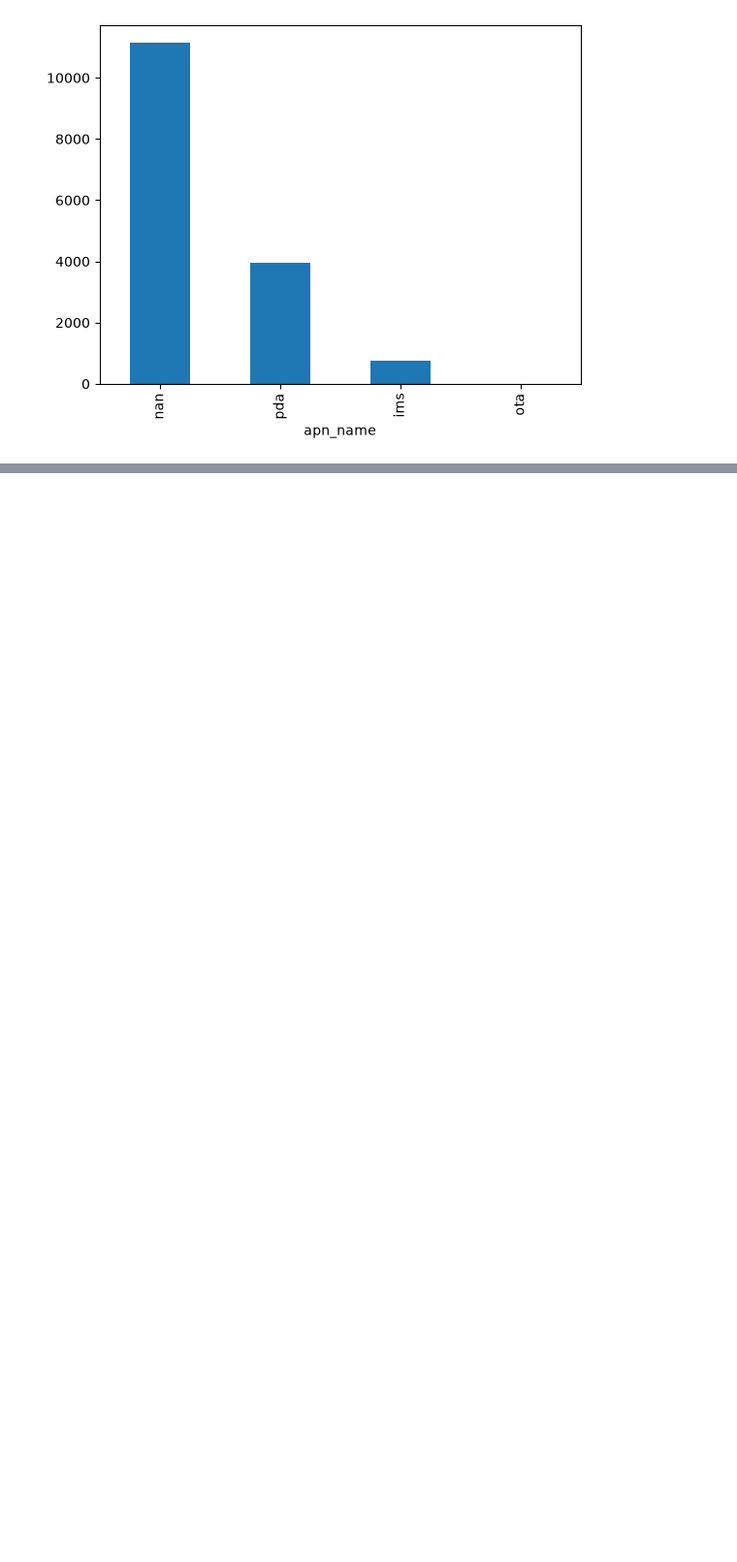
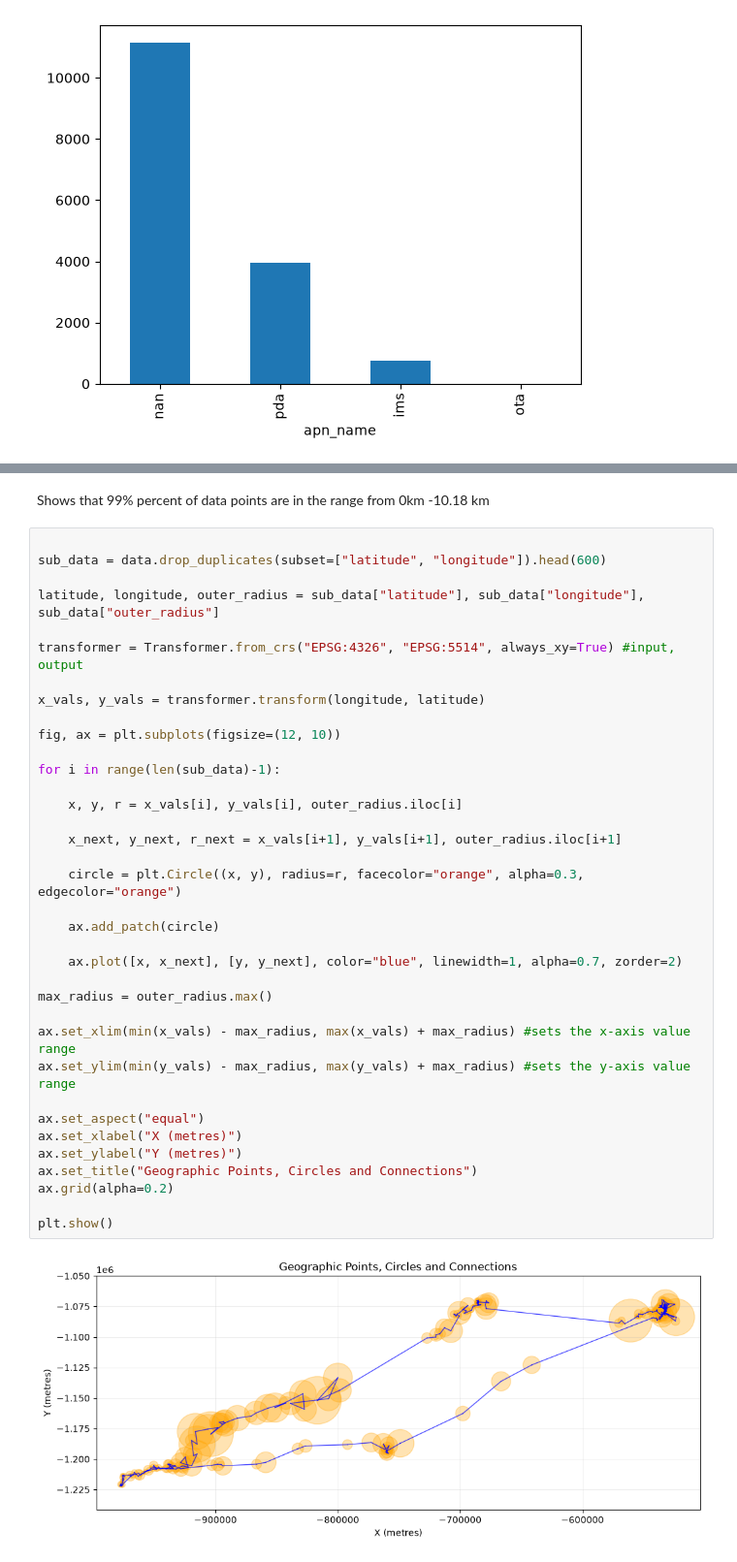
Before and after one commit to klehtma/DataSciProject, a Jupyter notebook: data_cleaning.ipynb, the cells around one changed output, grey strips where cells are left out. Shown at 97% size. Saved outputs shown, nothing was run; the diff lists cells and outputs as text; blank space fills up the shorter version.

```diff
--- a/data_cleaning.ipynb
+++ b/data_cleaning.ipynb
@@ -135,0 +207,40 @@ Index(['step', 'rat_id', 'eci_nci', 'network', 'timestamp', 'latitude',
+# %% [markdown]
+Shows that 99% percent of data points are in the range from 0km -10.18 km
+# %%
+
+sub_data = data.drop_duplicates(subset=["latitude", "longitude"]).head(600)
+
+latitude, longitude, outer_radius = sub_data["latitude"], sub_data["longitude"], sub_data["outer_radius"]
+
+transformer = Transformer.from_crs("EPSG:4326", "EPSG:5514", always_xy=True) #input, output
+
+x_vals, y_vals = transformer.transform(longitude, latitude)
+
+fig, ax = plt.subplots(figsize=(12, 10))
+
+for i in range(len(sub_data)-1):
+
+    x, y, r = x_vals[i], y_vals[i], outer_radius.iloc[i]
+
+    x_next, y_next, r_next = x_vals[i+1], y_vals[i+1], outer_radius.iloc[i+1]
+
+    circle = plt.Circle((x, y), radius=r, facecolor="orange", alpha=0.3, edgecolor="orange")
+
+    ax.add_patch(circle)
+
+    ax.plot([x, x_next], [y, y_next], color="blue", linewidth=1, alpha=0.7, zorder=2)
+
+max_radius = outer_radius.max()
+
+ax.set_xlim(min(x_vals) - max_radius, max(x_vals) + max_radius) #sets the x-axis value range
+ax.set_ylim(min(y_vals) - max_radius, max(y_vals) + max_radius) #sets the y-axis value range
+
+ax.set_aspect("equal")
+ax.set_xlabel("X (metres)")
+ax.set_ylabel("Y (metres)")
+ax.set_title("Geographic Points, Circles and Connections")
+ax.grid(alpha=0.2)
+
+plt.show()
+# %% [output]
+[figure, added]
```
Also changed, not shown: parts of 7 cells of this notebook, 2 other files.
